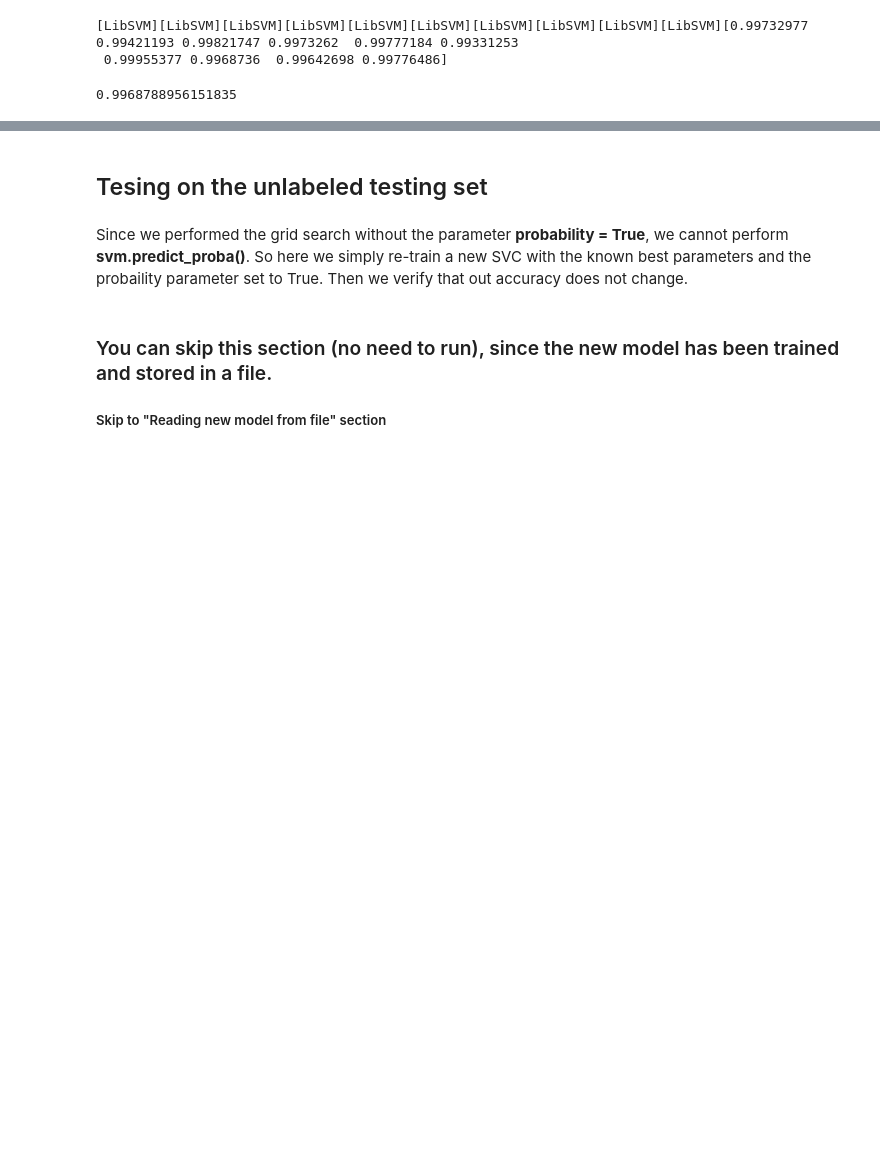
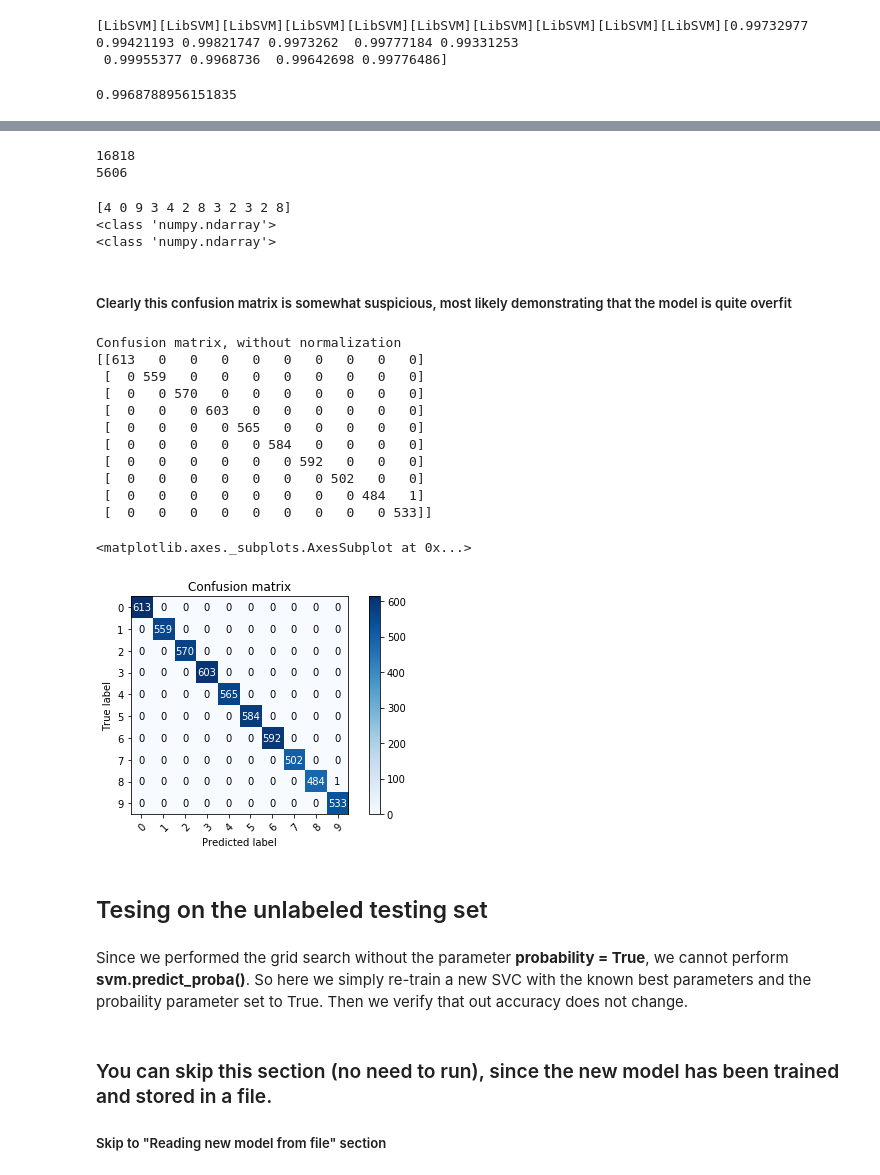
Before and after one commit to jesus-r-mendoza/State-Farm-Distracted-Driver-Detection, a Jupyter notebook: src/ipynb/UsingBestSVC.ipynb, the cells around one changed output, grey strips where cells are left out. Drawn from its saved outputs; the diff is of its cells as text; code cells hidden in the pictures; blank space fills up the shorter version.

Commit message:
added confusion matrix

```diff
--- a/src/ipynb/UsingBestSVC.ipynb
+++ b/src/ipynb/UsingBestSVC.ipynb
@@ -166,3 +229,43 @@ print(accuracy_cv)
+# %%
+X_train, X_test, y_train, y_test = train_test_split(X_normalized_pca, y, random_state=3)
+# %%
+# No need to train the model again since it's already trained, simply will predict with X_test
+y_pred = svm.predict(X_test)
+# %%
+print(len(X_train))
+print(len(X_test))
+# %% [output]
+16818
+5606
+# %%
+print(y_pred[0::500])
+class_names = np.array([i for i in range(10)])
+print(type(y_pred))
+print(type(class_names))
+# %% [output]
+[4 0 9 3 4 2 8 3 2 3 2 8]
+<class 'numpy.ndarray'>
+<class 'numpy.ndarray'>
+# %% [markdown]
+##### Clearly this confusion matrix is somewhat suspicious, most likely demonstrating that the model is quite overfit
+# %%
+# Using the function provided from the example in the sklearn documentation, to plot the confusion matrix
+np.set_printoptions(precision=2)
+plot_confusion_matrix(y_test, y_pred, classes=class_names, title='Confusion matrix')
+# %% [output]
+Confusion matrix, without normalization
+[[613   0   0   0   0   0   0   0   0   0]
+ [  0 559   0   0   0   0   0   0   0   0]
+ [  0   0 570   0   0   0   0   0   0   0]
+ [  0   0   0 603   0   0   0   0   0   0]
+ [  0   0   0   0 565   0   0   0   0   0]
+ [  0   0   0   0   0 584   0   0   0   0]
+ [  0   0   0   0   0   0 592   0   0   0]
+ [  0   0   0   0   0   0   0 502   0   0]
+ [  0   0   0   0   0   0   0   0 484   1]
+ [  0   0   0   0   0   0   0   0   0 533]]
+<matplotlib.axes._subplots.AxesSubplot at 0x...>
+[figure, added]
 # %% [markdown]
 ## Tesing on the unlabeled testing set
 # %% [markdown]
```
Also changed, not shown: parts of 13 cells of this notebook, 1 other file.
